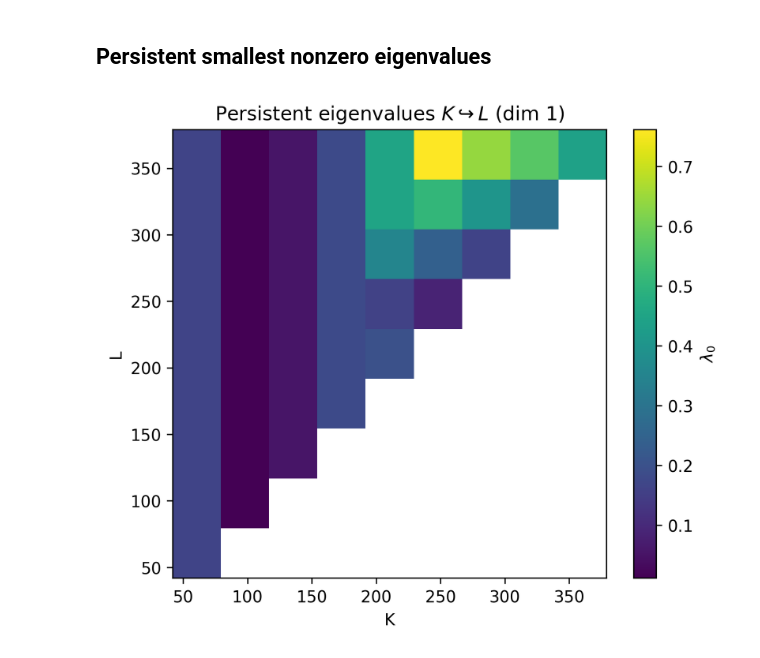
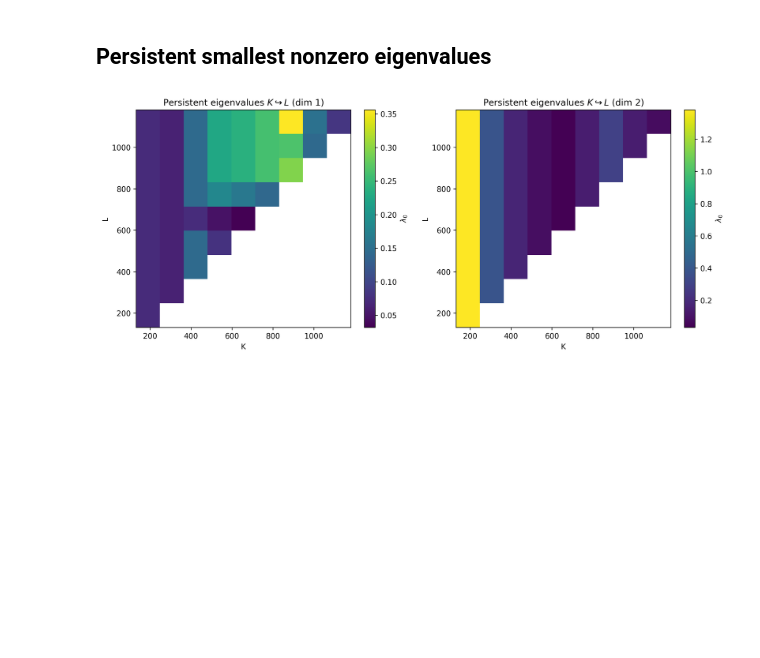
Before and after one commit to mmasque/persistent-laplacians, a Jupyter notebook: notebooks/smallest_eigenvalues.ipynb, the cells around one changed output. Saved outputs shown, nothing was run; the diff lists cells and outputs as text; code cells hidden in the pictures; blank space fills up the shorter version.

```diff
--- a/notebooks/smallest_eigenvalues.ipynb
+++ b/notebooks/smallest_eigenvalues.ipynb
@@ -3,7 +3,7 @@
 # %%
 import tadasets
 from persistent_laplacians.eigenvalues import compute_eigenvalues
-sphere = tadasets.dsphere(n=50, d=2, r=2, noise=0.1, seed=42)
+torus = tadasets.torus(n=100, c=3, a=1, seed=42)
 # %%
-result = compute_eigenvalues(sphere, num_indices=10, use_scipy=True, use_stepwise_schur=False, zero_tol=1e-6)
+result, indices = compute_eigenvalues(torus, num_indices=10, use_scipy=True, use_stepwise_schur=False, zero_tol=1e-6)
 # %% [output]
@@ -31,35 +38,38 @@ print(eigenvalues)
 # %%
 import numpy as np
 import matplotlib.pyplot as plt
 
-# Raw data
-pts = {k: v for (k, v) in result[1].items() if len(v) >= 1}
+dims = [1, 2]  # change to the dimensions you want
+fig, axes = plt.subplots(1, len(dims), figsize=(6*len(dims), 5), dpi=300)
 
-# 1) Build sorted unique axes
-xs = sorted({x for x, y in pts})
-ys = sorted({y for x, y in pts})
+if len(dims) == 1:
+    axes = [axes]
 
-# 2) Create matrix of NaNs
-heat = np.full((len(ys), len(xs)), np.nan)
+for ax, d in zip(axes, dims):
+    pts = {k: v for (k, v) in result[d].items() if len(v) >= 1}
 
-# 3) Fill matrix: row = y-index, col = x-index
-x_i = {x:i for i,x in enumerate(xs)}
-y_i = {y:i for i,y in enumerate(ys)}
-for (x,y), v in pts.items():
-    heat[y_i[y], x_i[x]] = v[0]
+    xs = sorted({x for x, y in pts})
+    ys = sorted({y for x, y in pts})
 
-# 4) Plot as heatmap (no interpolation)
-plt.figure(figsize=(6,5), dpi=300)
-plt.imshow(
-    heat,
-    origin='lower',
-    extent=(min(xs), max(xs), min(ys), max(ys)),
-    aspect='auto'
-)
-plt.colorbar(label=r'$\lambda_0$')
-plt.xlabel('K')
-plt.ylabel('L')
-plt.title(r'Persistent eigenvalues $K \hookrightarrow L$ (dim 1)')
+    heat = np.full((len(ys), len(xs)), np.nan)
+    x_i = {x:i for i,x in enumerate(xs)}
+    y_i = {y:i for i,y in enumerate(ys)}
+
+    for (x,y), v in pts.items():
+        heat[y_i[y], x_i[x]] = v[0]
+
+    im = ax.imshow(
+        heat,
+        origin='lower',
+        extent=(min(xs), max(xs), min(ys), max(ys)),
+        aspect='auto'
+    )
+    fig.colorbar(im, ax=ax, label=r'$\lambda_0$')
+    ax.set_xlabel("K")
+    ax.set_ylabel("L")
+    ax.set_title(rf'Persistent eigenvalues $K \hookrightarrow L$ (dim {d})')
+
+plt.tight_layout()
 plt.show()
 # %% [output]
-[figure, old version]
+[figure, new version]
```
Also changed, not shown: parts of 3 cells of this notebook.
